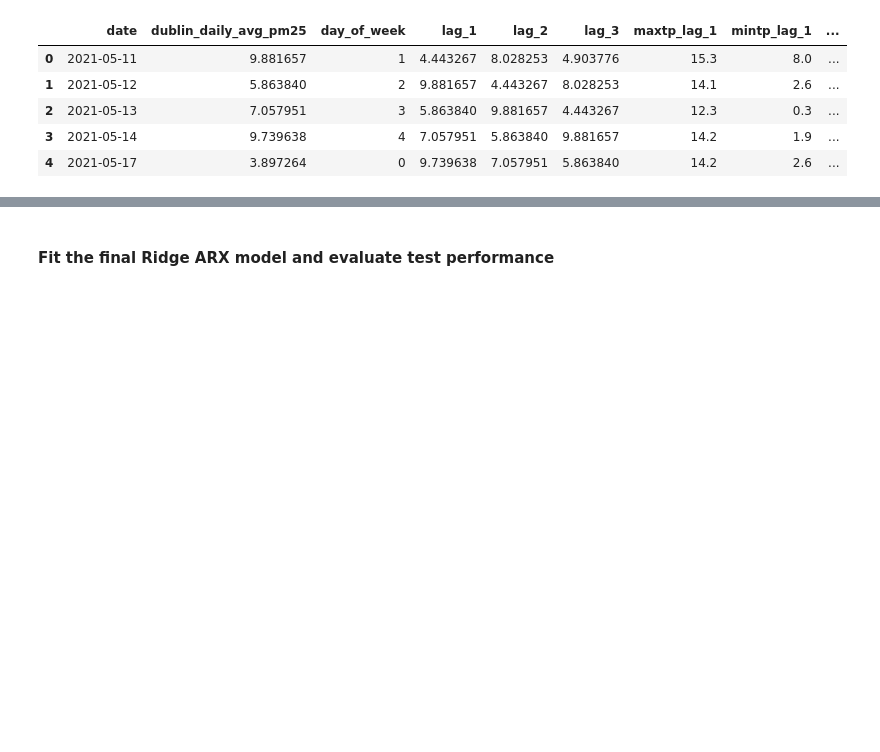
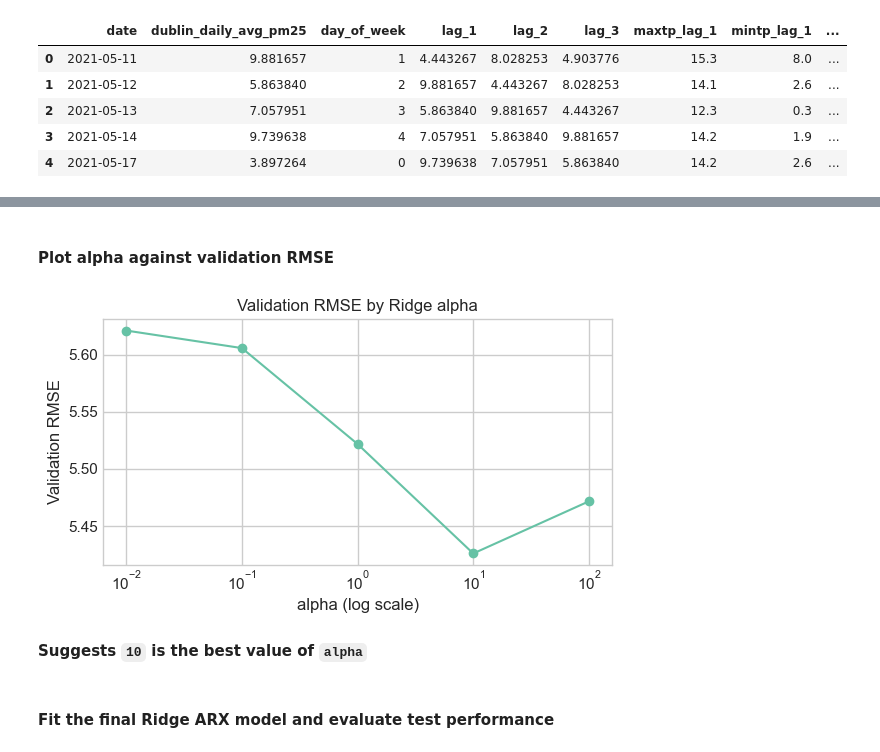
Before and after one commit to jako6f/dublin-air-quality-forecasting, a Jupyter notebook: notebooks/dublin_air_quality_forecasting.ipynb, the cells around one changed output, grey strips where cells are left out. Saved outputs shown, nothing was run; the diff lists cells and outputs as text; code cells hidden in the pictures; blank space fills up the shorter version.

Commit message:
small refinement to 9.1 ARX ridge model

```diff
--- a/notebooks/dublin_air_quality_forecasting.ipynb
+++ b/notebooks/dublin_air_quality_forecasting.ipynb
@@ -2712,3 +2711,24 @@ print(f" Selected alpha: {ridge_arx_best_alpha}")
+# %% [markdown]
+#### Plot alpha against validation RMSE
+# %%
+ridge_arx_validation_plot = ridge_arx_validation_results.sort_values('alpha')
+
+fig, ax = plt.subplots(figsize=(6, 3.5))
+ax.plot(
+    ridge_arx_validation_plot['alpha'],
+    ridge_arx_validation_plot['validation_rmse'],
+    marker='o'
+)
+ax.set_xscale('log')
+ax.set_title('Validation RMSE by Ridge alpha')
+ax.set_xlabel('alpha (log scale)')
+ax.set_ylabel('Validation RMSE')
+plt.tight_layout()
+plt.show()
+# %% [output]
+[figure, added]
+# %% [markdown]
+**Suggests `10` is the best value of `alpha`**
 # %% [markdown]
 #### Fit the final Ridge ARX model and evaluate test performance
 # %%
```
Also changed, not shown: parts of 9 cells of this notebook.
